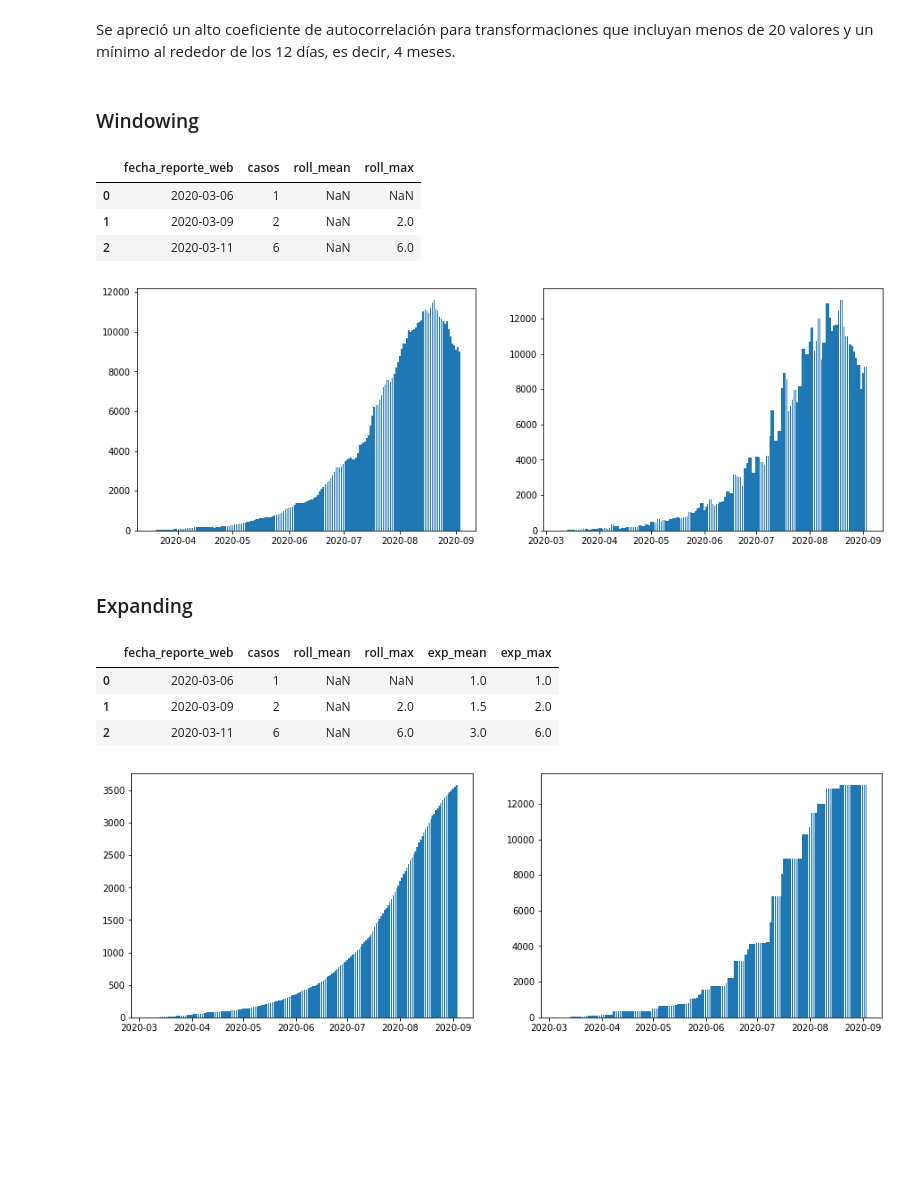
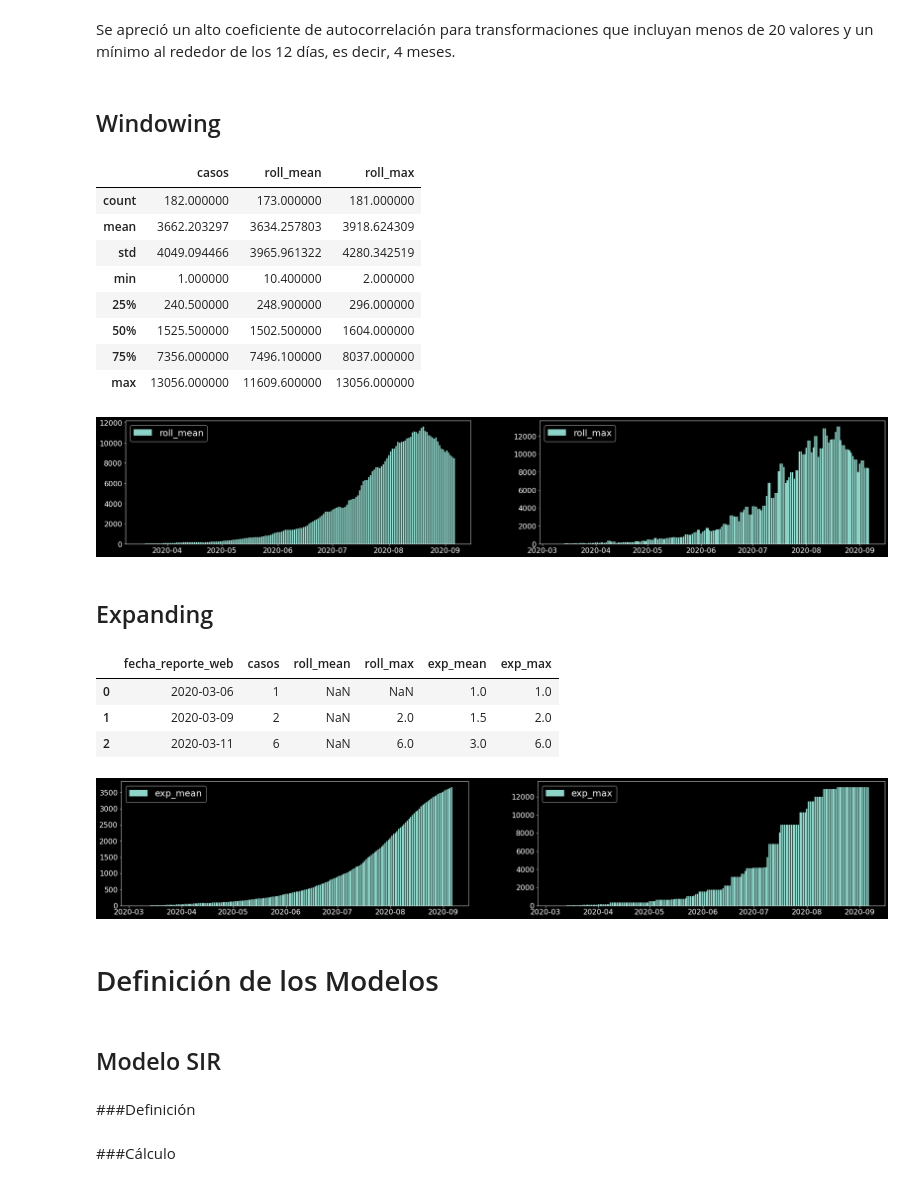
Before and after one commit to AP-2020-1S/covid-19-chepeai, a Jupyter notebook: EDA.ipynb, the cells around one changed output. Saved outputs shown, nothing was run; the diff lists cells and outputs as text; code cells hidden in the pictures; blank space fills up the shorter version.

```diff
--- a/EDA.ipynb
+++ b/EDA.ipynb
@@ -207,7 +245,7 @@ label_list = [
     (pd.to_datetime("2020-03-23"), 'Cierre\nAeropuertos', 'r'),
     (pd.to_datetime("2020-04-27"), 'Reactivación\nConstrucción\nManufactura', 'r'),
     (pd.to_datetime("2020-06-19"), "Día\nsin IVA", 'r'),
-    (pd.to_datetime("2020-09-01"), "Confinamiento\nSelectivo", 'r')
+    (pd.to_datetime("2020-09-01"), "Reapertura", 'r')
 ]
 ax = plt.gca()
 for i, ax_ in enumerate(axes):
@@ -228,7 +266,7 @@ Se apreció una caída en el número de contagios dado el cierre de los aeropuer
 # %% [markdown]
 A continuación se describen gráficamente variables categóricas a fin de proporcionar una idea de la distribución del virus respecto a distintas subcategorías como sexo, tipo de recuperación, etc.
 # %%
-fig, axes = plt.subplots(3,2, figsize=(20,10))
+fig, axes = plt.subplots(3,2, figsize=(15,10))
 
 axes = axes.ravel()
 
@@ -355,14 +404,17 @@ for i, ciudad in enumerate(top_5):
 # %% [markdown]
 Se estimó la variación en el tiempo de las anteriores variables, las cuales se aprecian a continuación.
 # %%
-fig, axes = plt.subplots(5,1, figsize=(15,20))
+fig, axes = plt.subplots(3,2, figsize=(30,20))
 
 for i, ciudad in enumerate(top_5):
     ax = axes.flatten()[i]
-    ax.set_title(ciudad)
+    ax.set_title(ciudad, fontsize=20)
 
-    ax.plot(df_SIR[ciudad]['fecha'], df_SIR[ciudad]['dR_dt'], label=r'$\frac{dR}{dt}$')
-    ax.plot(df_SIR[ciudad]['fecha'], df_SIR[ciudad]['dI_dt'], label=r'$\frac{dI}{dt}$')
+    ax.plot_date(dates, cities_data[ciudad]['dRdt'], label=r'$\frac{dR}{dt}$', fmt='--', linewidth=2, color='c')
+    ax.plot_date(dates, cities_data[ciudad]['dIdt'], label=r'$\frac{dI}{dt}$', fmt='-.', linewidth=2, color='w')
+    ax.tick_params(axis="x", labelsize=16)
+    ax.tick_params(axis="y", labelsize=16)
+    ax.legend(fontsize=20)
 
-    ax.legend(fontsize='x-large')
+fig.delaxes(axes[2,1])
 # %% [output]
@@ -445,25 +500,36 @@ plt.show()
 # %% [markdown]
 Se apreció un alto coeficiente de autocorrelación para transformaciones que incluyan menos de 20 valores y un mínimo al rededor de los 12 días, es decir, 4 meses.
 # %% [markdown]
-### Windowing
+## Windowing
 # %%
 total_infecciones['roll_mean'] = total_infecciones['casos'].rolling(window=10).mean()
 total_infecciones['roll_max'] = total_infecciones['casos'].rolling(window=2).max()
-total_infecciones.head(3)
+total_infecciones.describe()
 # %% [output]
-|  | fecha_reporte_web | casos | roll_mean | roll_max |
-| 0 | 2020-03-06 | 1 | NaN | NaN |
-| 1 | 2020-03-09 | 2 | NaN | 2.0 |
-| 2 | 2020-03-11 | 6 | NaN | 6.0 |
+|  | casos | roll_mean | roll_max |
+| count | 182.000000 | 173.000000 | 181.000000 |
+| mean | 3662.203297 | 3634.257803 | 3918.624309 |
+| std | 4049.094466 | 3965.961322 | 4280.342519 |
+| min | 1.000000 | 10.400000 | 2.000000 |
+| 25% | 240.500000 | 248.900000 | 296.000000 |
+| 50% | 1525.500000 | 1502.500000 | 1604.000000 |
+| 75% | 7356.000000 | 7496.100000 | 8037.000000 |
+| max | 13056.000000 | 11609.600000 | 13056.000000 |
 # %%
-fig, axes = plt.subplots(1,2, figsize=(15,5))
-axes[0].bar(total_infecciones['fecha_reporte_web'], total_infecciones['roll_mean'])
-axes[1].bar(total_infecciones['fecha_reporte_web'], total_infecciones['roll_max'])
+fig, axes = plt.subplots(1,2, figsize=(30,5))
+for i, var in enumerate(['roll_mean','roll_max']):
+    ax = axes.flatten()[i]
+    axes[i].bar(total_infecciones['fecha_reporte_web'], total_infecciones[var], label=var)
+# axes[1].bar(total_infecciones['fecha_reporte_web'], total_infecciones['roll_max'], label='roll_max')
+    ax.legend(loc='upper left', fontsize=20)
+    ax.tick_params(axis="x", labelsize=16)
+    ax.tick_params(axis="y", labelsize=16)
+    # ax.set_ylabel('',fontsize=18)
 plt.show()
 # %% [output]
-[figure, old version]
+[figure, new version]
 # %% [markdown]
-### Expanding
+## Expanding
 # %%
 total_infecciones['exp_mean'] = total_infecciones['casos'].expanding().mean()
 total_infecciones['exp_max'] = total_infecciones['casos'].expanding().max()
@@ -474,9 +540,20 @@ total_infecciones.head(3)
 | 1 | 2020-03-09 | 2 | NaN | 2.0 | 1.5 | 2.0 |
 | 2 | 2020-03-11 | 6 | NaN | 6.0 | 3.0 | 6.0 |
 # %%
-fig, axes = plt.subplots(1,2, figsize=(15,5))
-axes[0].bar(total_infecciones['fecha_reporte_web'], total_infecciones['exp_mean'])
-axes[1].bar(total_infecciones['fecha_reporte_web'], total_infecciones['exp_max'])
+fig, axes = plt.subplots(1,2, figsize=(30,5))
+for i, var in enumerate(['exp_mean','exp_max']):
+    ax = axes.flatten()[i]
+    axes[i].bar(total_infecciones['fecha_reporte_web'], total_infecciones[var], label=var)
+    ax.legend(loc='upper left', fontsize=20)
+    ax.tick_params(axis="x", labelsize=16)
+    ax.tick_params(axis="y", labelsize=16)
+# axes[1].bar(total_infecciones['fecha_reporte_web'], total_infecciones['exp_max'])
 plt.show()
 # %% [output]
-[figure, old version]
+[figure, new version]
+# %% [markdown]
+# Definición de los Modelos
+# %% [markdown]
+## Modelo SIR
+# %% [markdown]
+###Definición
@@ -482,0 +622,2 @@ plt.show()
+# %% [markdown]
+###Cálculo
```
Also changed, not shown: parts of 45 cells of this notebook.
